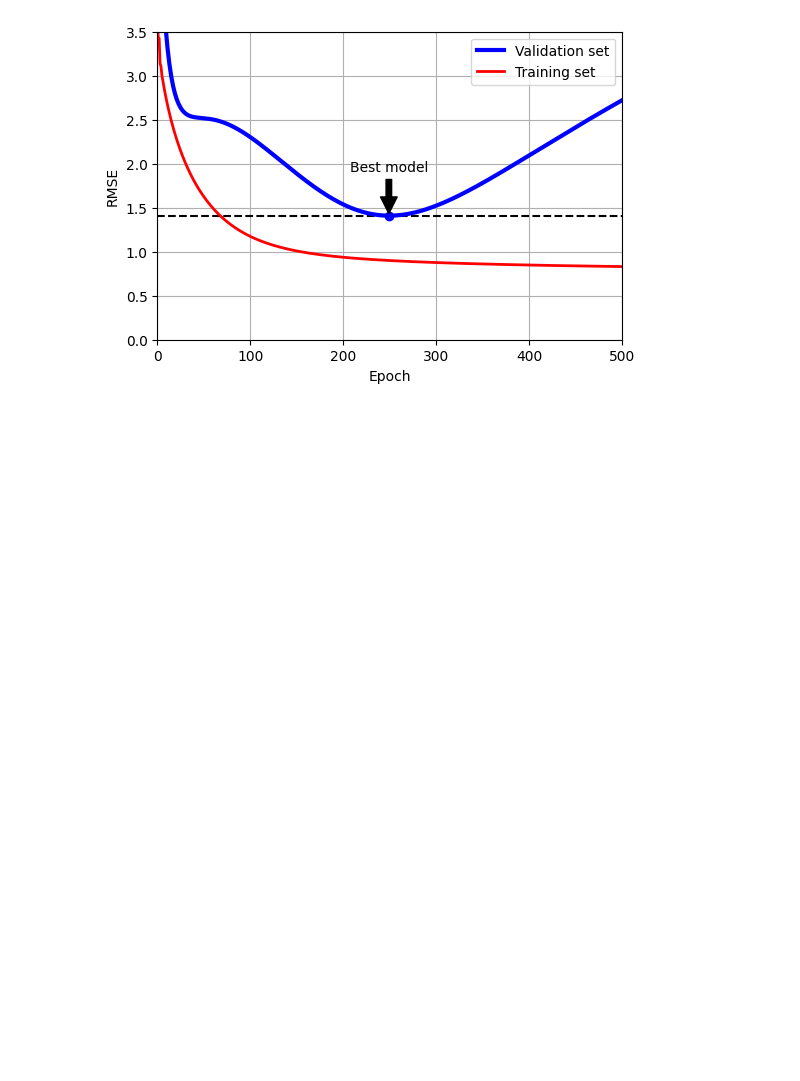
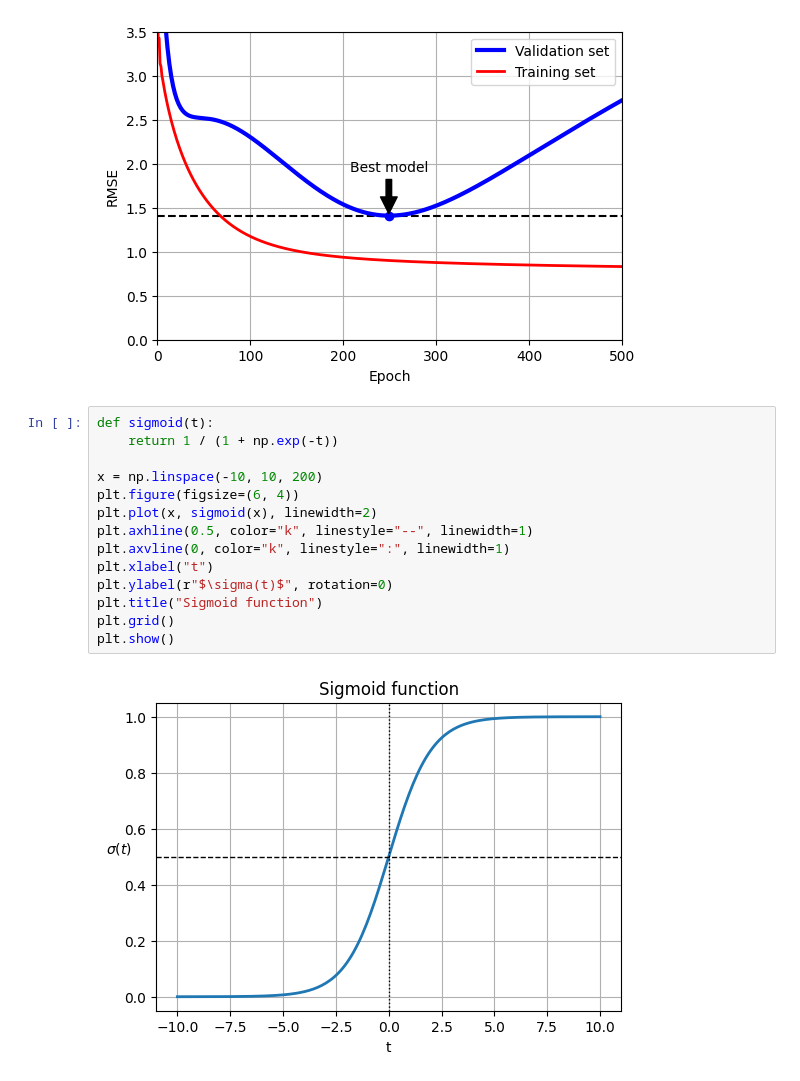
Before and after one commit to seeuni0320/AI-ML, a Jupyter notebook: Week6.ipynb, the cells around one changed output. Saved outputs shown, nothing was run; the diff lists cells and outputs as text; blank space fills up the shorter version.

```diff
--- a/Week6.ipynb
+++ b/Week6.ipynb
@@ -437,3 +437,19 @@ plt.grid()
 plt.show()
 # %% [output]
 [figure]
+# %%
+def sigmoid(t):
+    return 1 / (1 + np.exp(-t))
+
+x = np.linspace(-10, 10, 200)
+plt.figure(figsize=(6, 4))
+plt.plot(x, sigmoid(x), linewidth=2)
+plt.axhline(0.5, color="k", linestyle="--", linewidth=1)
+plt.axvline(0, color="k", linestyle=":", linewidth=1)
+plt.xlabel("t")
+plt.ylabel(r"$\sigma(t)$", rotation=0)
+plt.title("Sigmoid function")
+plt.grid()
+plt.show()
+# %% [output]
+[figure, added]
```
Also changed, not shown: parts of 25 cells of this notebook.
